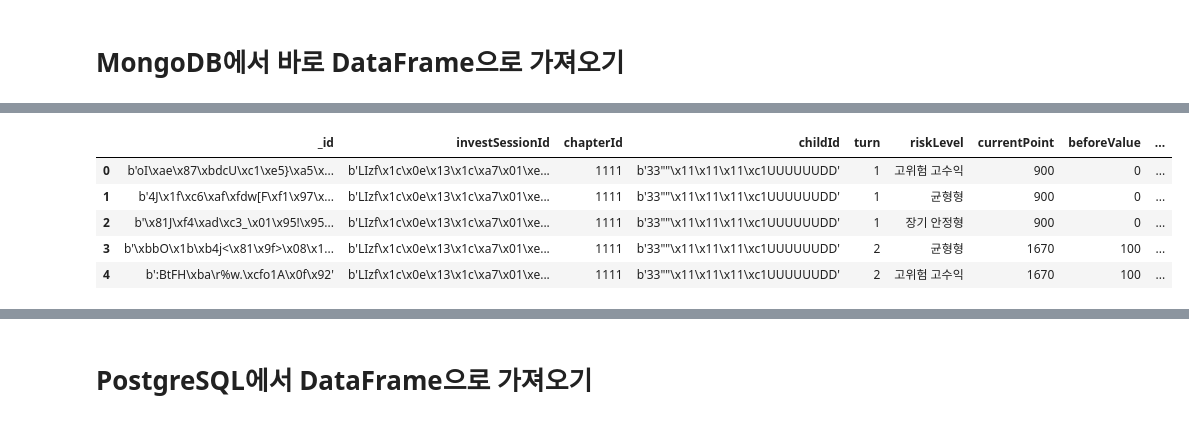
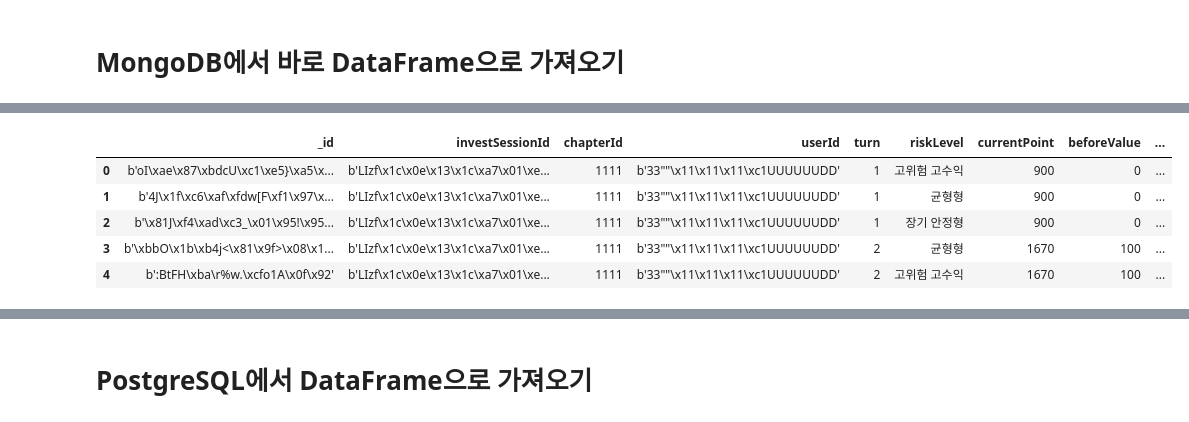
Before and after one commit to team-popo-world/ml-history-analysis, a Jupyter notebook: clustering.ipynb, the cells around one changed output, grey strips where cells are left out. Saved outputs shown, nothing was run; the diff lists cells and outputs as text; code cells hidden in the pictures.

```diff
--- a/clustering.ipynb
+++ b/clustering.ipynb
@@ -59,7 +68,10 @@ df = pd.DataFrame(data)
 # %%
+# 현재는 mongoDB에 childId라고 저장이 되어있는데 나중에 userId로 바뀔 예정이기 때문에 바꾸는 과정 추가해둠
+### 나중에 삭제 될 코드
+df.rename(columns={'childId':'userId'}, inplace=True)
 df.head()
 # %% [output]
-|  | _id | investSessionId | chapterId | childId | turn | riskLevel | currentPoint | beforeValue | ... |
+|  | _id | investSessionId | chapterId | userId | turn | riskLevel | currentPoint | beforeValue | ... |
 | 0 | b'oI\xae\x87\xbdcU\xc1\xe5}\xa5\x... | b'LIzf\x1c\x0e\x13\x1c\xa7\x01\xe... | 1111 | b'33""\x11\x11\x11\xc1UUUUUUDD' | 1 | 고위험 고수익 | 900 | 0 | ... |
 | 1 | b'4J\x1f\xc6\xaf\xfdw[F\xf1\x97\x... | b'LIzf\x1c\x0e\x13\x1c\xa7\x01\xe... | 1111 | b'33""\x11\x11\x11\xc1UUUUUUDD' | 1 | 균형형 | 900 | 0 | ... |
 | 2 | b'\x81J\xf4\xad\xc3_\x01\x95!\x95... | b'LIzf\x1c\x0e\x13\x1c\xa7\x01\xe... | 1111 | b'33""\x11\x11\x11\xc1UUUUUUDD' | 1 | 장기 안정형 | 900 | 0 | ... |
```
Also changed, not shown: parts of 30 cells of this notebook, 11 other files.
